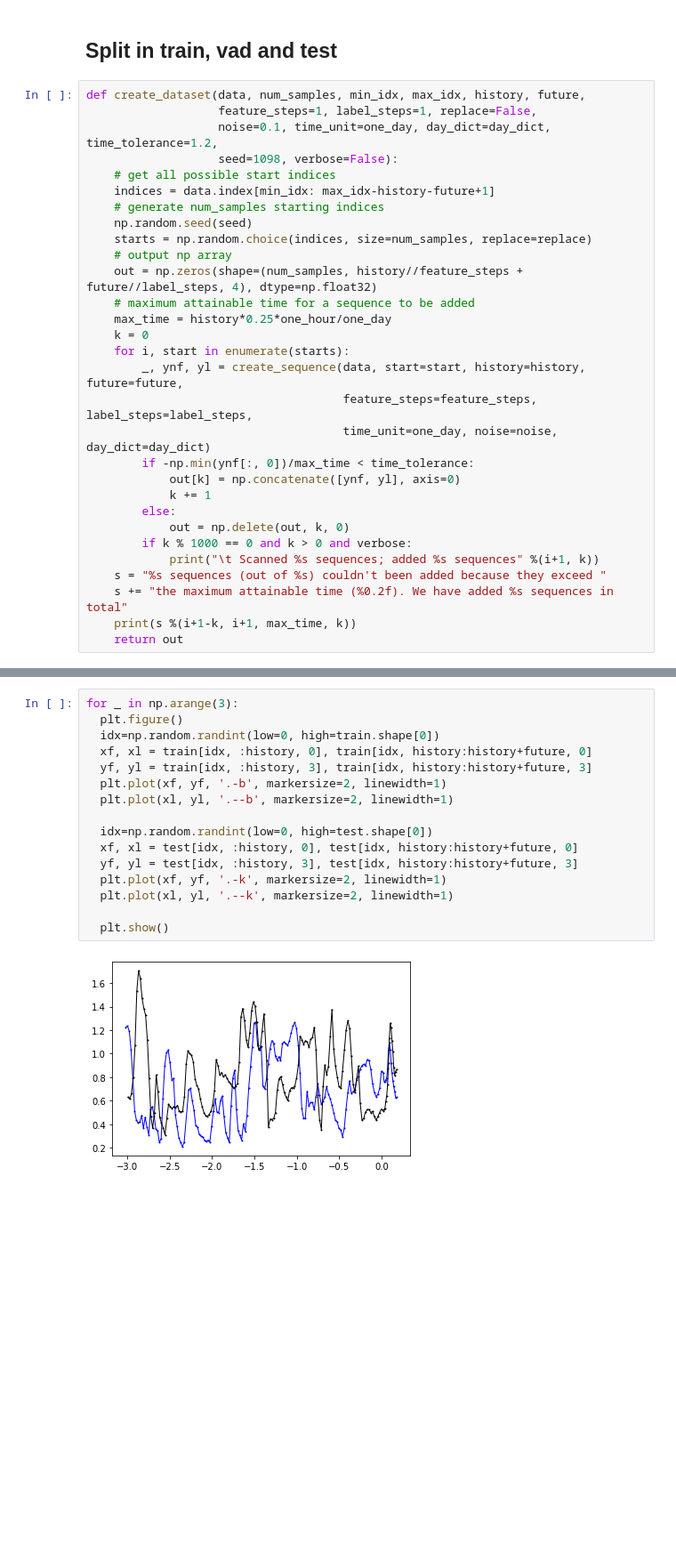
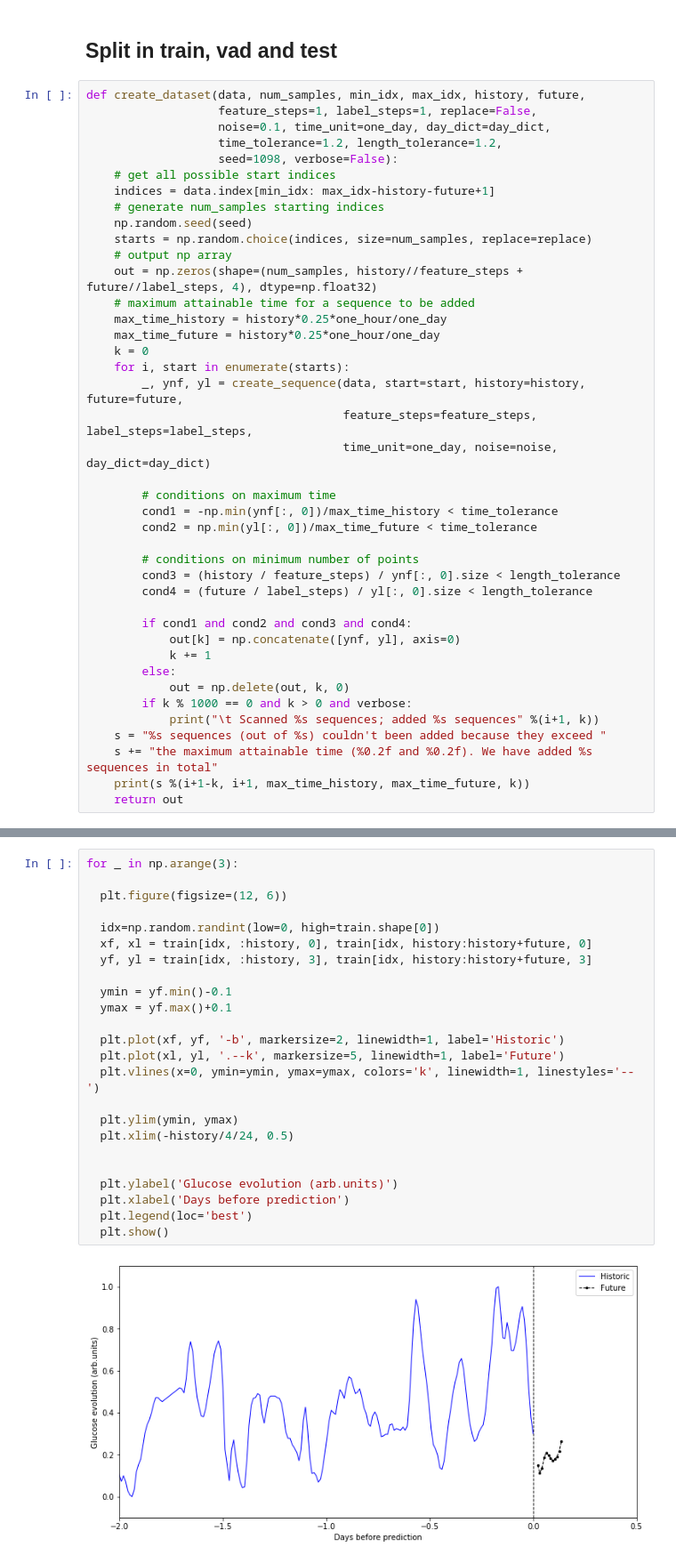
Before and after one commit to juan-arevalo/sugar_level_prediction, a Jupyter notebook: explore/data_exploration.ipynb, the cells around one changed output, grey strips where cells are left out. Shown at 89% size. Drawn from its saved outputs; the diff is of its cells as text; blank space fills up the shorter version.

Commit message:
Updates in data preprocessing to avoid incomplete sequences

```diff
--- a/explore/data_exploration.ipynb
+++ b/explore/data_exploration.ipynb
@@ -199,7 +231,8 @@ plt.show()
 # %%
 def create_dataset(data, num_samples, min_idx, max_idx, history, future,
                    feature_steps=1, label_steps=1, replace=False,
-                   noise=0.1, time_unit=one_day, day_dict=day_dict, time_tolerance=1.2,
+                   noise=0.1, time_unit=one_day, day_dict=day_dict,
+                   time_tolerance=1.2, length_tolerance=1.2,
                    seed=1098, verbose=False):
     # get all possible start indices
     indices = data.index[min_idx: max_idx-history-future+1]
@@ -209,13 +242,23 @@ def create_dataset(data, num_samples, min_idx, max_idx, history, future,
     # output np array
     out = np.zeros(shape=(num_samples, history//feature_steps + future//label_steps, 4), dtype=np.float32)
     # maximum attainable time for a sequence to be added
-    max_time = history*0.25*one_hour/one_day
+    max_time_history = history*0.25*one_hour/one_day
+    max_time_future = history*0.25*one_hour/one_day
     k = 0
     for i, start in enumerate(starts):
         _, ynf, yl = create_sequence(data, start=start, history=history, future=future,
                                      feature_steps=feature_steps, label_steps=label_steps,
                                      time_unit=one_day, noise=noise, day_dict=day_dict)
-        if -np.min(ynf[:, 0])/max_time < time_tolerance:
+
+        # conditions on maximum time
+        cond1 = -np.min(ynf[:, 0])/max_time_history < time_tolerance
+        cond2 = np.min(yl[:, 0])/max_time_future < time_tolerance
+
+        # conditions on minimum number of points
+        cond3 = (history / feature_steps) / ynf[:, 0].size < length_tolerance
+        cond4 = (future / label_steps) / yl[:, 0].size < length_tolerance
+
+        if cond1 and cond2 and cond3 and cond4:
             out[k] = np.concatenate([ynf, yl], axis=0)
             k += 1
         else:
@@ -223,8 +266,8 @@ def create_dataset(data, num_samples, min_idx, max_idx, history, future,
         if k % 1000 == 0 and k > 0 and verbose:
             print("\t Scanned %s sequences; added %s sequences" %(i+1, k))
     s = "%s sequences (out of %s) couldn't been added because they exceed "
-    s += "the maximum attainable time (%0.2f). We have added %s sequences in total"
-    print(s %(i+1-k, i+1, max_time, k))
+    s += "the maximum attainable time (%0.2f and %0.2f). We have added %s sequences in total"
+    print(s %(i+1-k, i+1, max_time_history, max_time_future, k))
     return out
 # %%
 # data is sampled every 5 minutes. Thus, there are 4 measurements per hour
@@ -321,19 +368,27 @@ The final size of the train, vad and test sets is (83418, 10485, 10227), respect
 Saving
 # %%
 for _ in np.arange(3):
-  plt.figure()
+
+  plt.figure(figsize=(12, 6))
+
   idx=np.random.randint(low=0, high=train.shape[0])
   xf, xl = train[idx, :history, 0], train[idx, history:history+future, 0]
   yf, yl = train[idx, :history, 3], train[idx, history:history+future, 3]
-  plt.plot(xf, yf, '.-b', markersize=2, linewidth=1)
-  plt.plot(xl, yl, '.--b', markersize=2, linewidth=1)
 
-  idx=np.random.randint(low=0, high=test.shape[0])
-  xf, xl = test[idx, :history, 0], test[idx, history:history+future, 0]
-  yf, yl = test[idx, :history, 3], test[idx, history:history+future, 3]
-  plt.plot(xf, yf, '.-k', markersize=2, linewidth=1)
-  plt.plot(xl, yl, '.--k', markersize=2, linewidth=1)
+  ymin = yf.min()-0.1
+  ymax = yf.max()+0.1
 
+  plt.plot(xf, yf, '-b', markersize=2, linewidth=1, label='Historic')
+  plt.plot(xl, yl, '.--k', markersize=5, linewidth=1, label='Future')
+  plt.vlines(x=0, ymin=ymin, ymax=ymax, colors='k', linewidth=1, linestyles='--')
+
+  plt.ylim(ymin, ymax)
+  plt.xlim(-history/4/24, 0.5)
+
+
+  plt.ylabel('Glucose evolution (arb.units)')
+  plt.xlabel('Days before prediction')
+  plt.legend(loc='best')
   plt.show()
 # %% [output]
-[figure, old version]
+[figure, new version]
```
Also changed, not shown: parts of 10 cells of this notebook.
